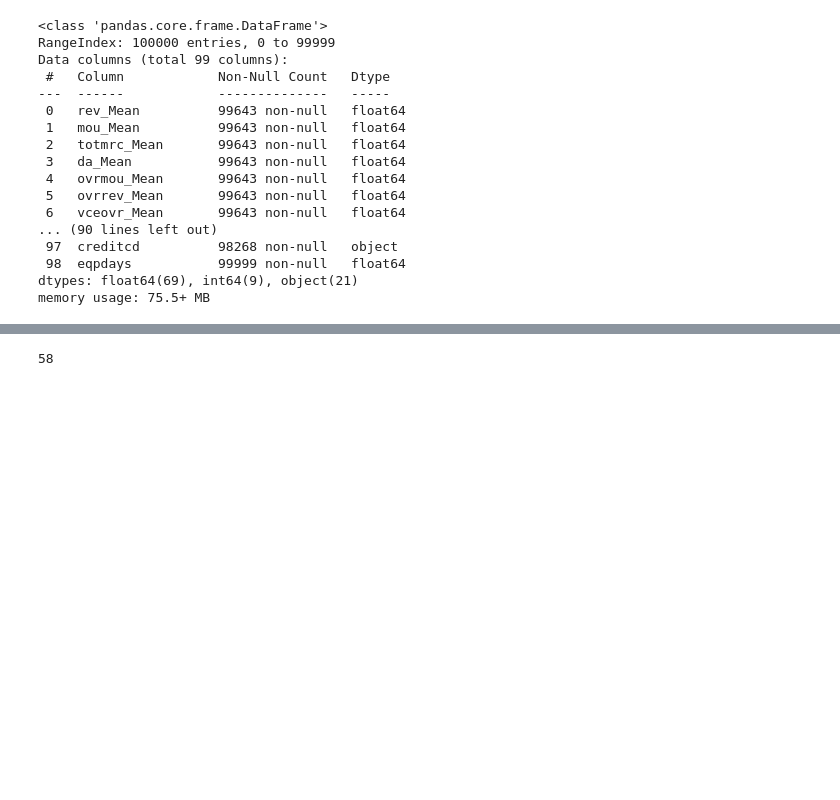
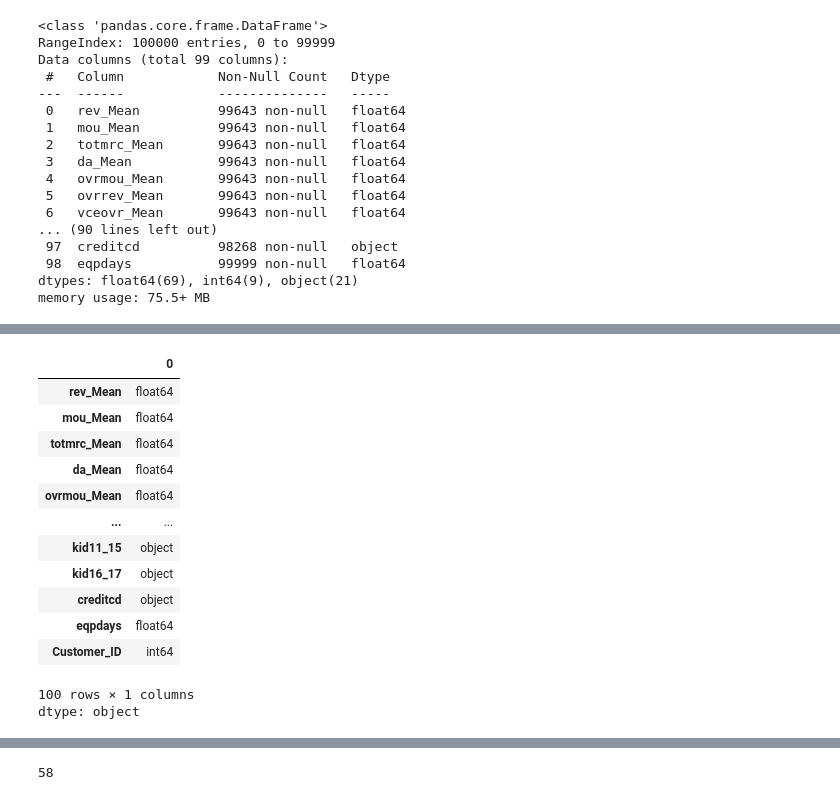
Before and after one commit to macapagithub/churn-prediction, a Jupyter notebook: notebooks/process.ipynb, the cells around one changed output, grey strips where cells are left out. Cells and saved outputs as stored; diff of their text form; code cells hidden in the pictures; blank space fills up the shorter version.

```diff
--- a/notebooks/process.ipynb
+++ b/notebooks/process.ipynb
@@ -90,0 +113,17 @@ df.describe()
+# %%
+df.dtypes
+# %% [output]
+|  | 0 |
+| rev_Mean | float64 |
+| mou_Mean | float64 |
+| totmrc_Mean | float64 |
+| da_Mean | float64 |
+| ovrmou_Mean | float64 |
+| ... | ... |
+| kid11_15 | object |
+| kid16_17 | object |
+| creditcd | object |
+| eqpdays | float64 |
+| Customer_ID | int64 |
+100 rows × 1 columns
+dtype: object
```
Also changed, not shown: parts of 33 cells of this notebook.
